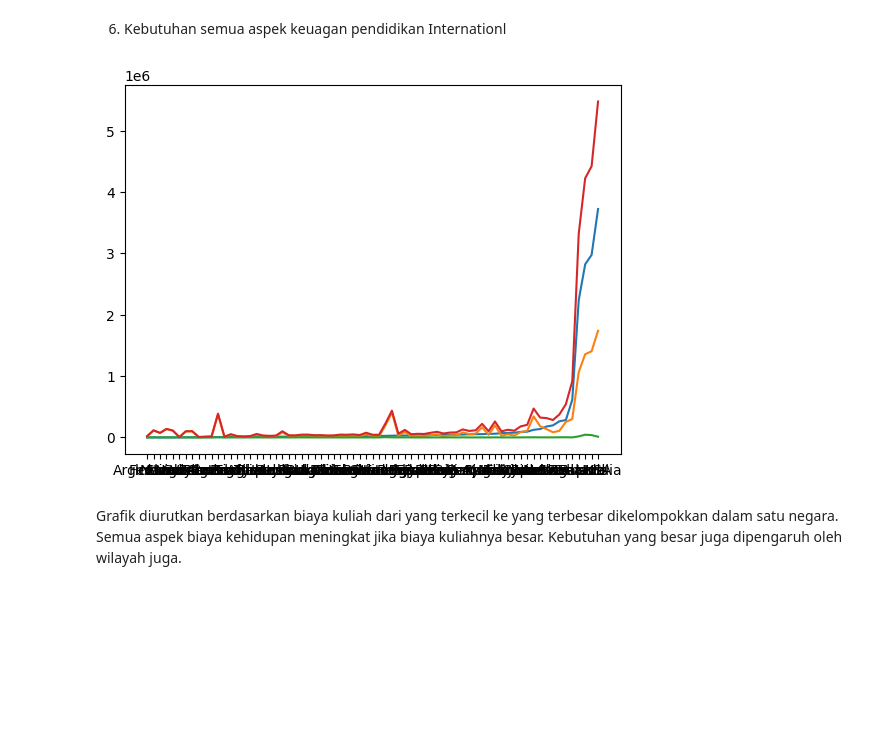
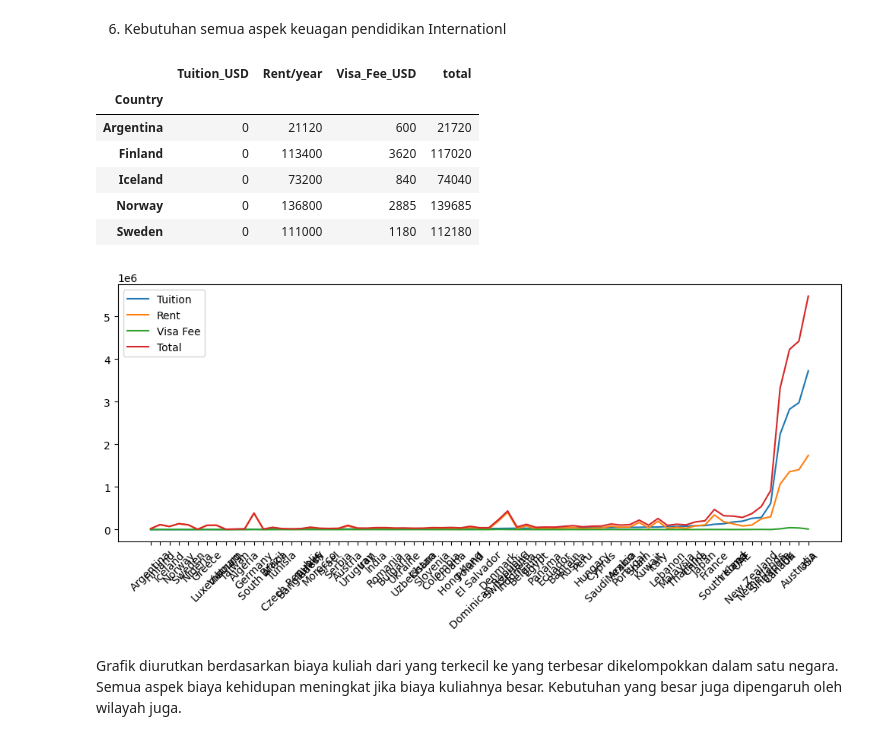
Before and after one commit to syukriFajrin/data_project, a Jupyter notebook: data analisis/International_cost-_education/Analust_educat_cost.ipynb, the cells around one changed output. Saved outputs shown, nothing was run; the diff lists cells and outputs as text; code cells hidden in the pictures; blank space fills up the shorter version.

```diff
--- a/data analisis/International_cost-_education/Analust_educat_cost.ipynb
+++ b/data analisis/International_cost-_education/Analust_educat_cost.ipynb
@@ -255,19 +253,38 @@ plt.show()
 [figure]
 # %% [markdown]
 6. Kebutuhan semua aspek keuagan pendidikan Internationl
+# %%
+data7.head()
+# %% [output]
+|  | Tuition_USD | Rent/year | Visa_Fee_USD | total |
+| Country |  |  |  |  |
+| Argentina | 0 | 21120 | 600 | 21720 |
+| Finland | 0 | 113400 | 3620 | 117020 |
+| Iceland | 0 | 73200 | 840 | 74040 |
+| Norway | 0 | 136800 | 2885 | 139685 |
+| Sweden | 0 | 111000 | 1180 | 112180 |
 # %%
-data7=df.groupby(["Country"])[["Tuition_USD","Rent/year","Visa_Fee_USD","total"]].sum()
-data7=pd.DataFrame(data7)
-data7=data7.sort_values("Tuition_USD", ascending=True)
-data7.to_csv("data7.csv")
-data7_ =pd.read_csv("data7.csv").sort_values("Tuition_USD")
-plt.plot(data7_["Country"],data7_["Tuition_USD"])
-plt.plot(data7_["Country"],data7_["Rent/year"])
-plt.plot(data7_["Country"],data7_["Visa_Fee_USD"])
-plt.plot(data7_["Country"],data7_["total"])
-plt.show ()
+data7 = df.groupby("Country")[["Tuition_USD","Rent/year","Visa_Fee_USD","total"]].sum()
+
+data7 = data7.sort_values("Tuition_USD", ascending=True)
+
+# reset index supaya Country jadi kolom lagi
+data7 = data7.reset_index()
+
+# plot
+plt.figure(figsize=(10,5))
+
+plt.plot(data7["Country"], data7["Tuition_USD"], label="Tuition")
+plt.plot(data7["Country"], data7["Rent/year"], label="Rent")
+plt.plot(data7["Country"], data7["Visa_Fee_USD"], label="Visa Fee")
+plt.plot(data7["Country"], data7["total"], label="Total")
+
+plt.xticks(rotation=45)
+plt.legend()
+plt.tight_layout()
+plt.show()
 # %% [output]
-[figure, old version]
+[figure, new version]
 # %% [markdown]
 Grafik diurutkan berdasarkan biaya kuliah dari yang terkecil ke yang terbesar dikelompokkan dalam satu negara.
 Semua aspek biaya kehidupan meningkat jika biaya kuliahnya besar. Kebutuhan yang besar juga dipengaruh oleh wilayah juga.
```
Also changed, not shown: parts of 2 cells of this notebook, 19 other files.
